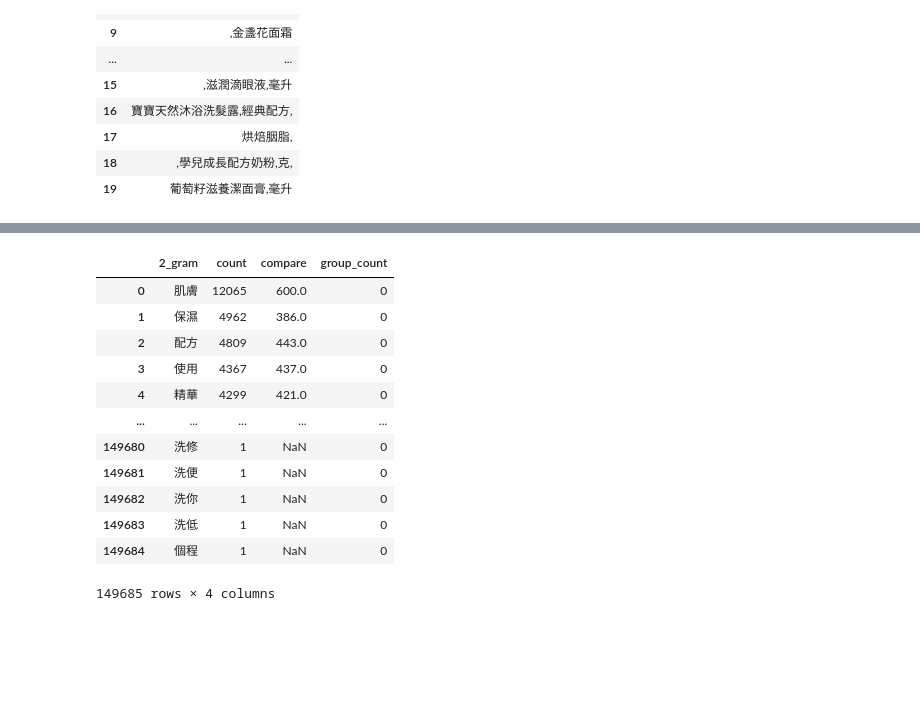
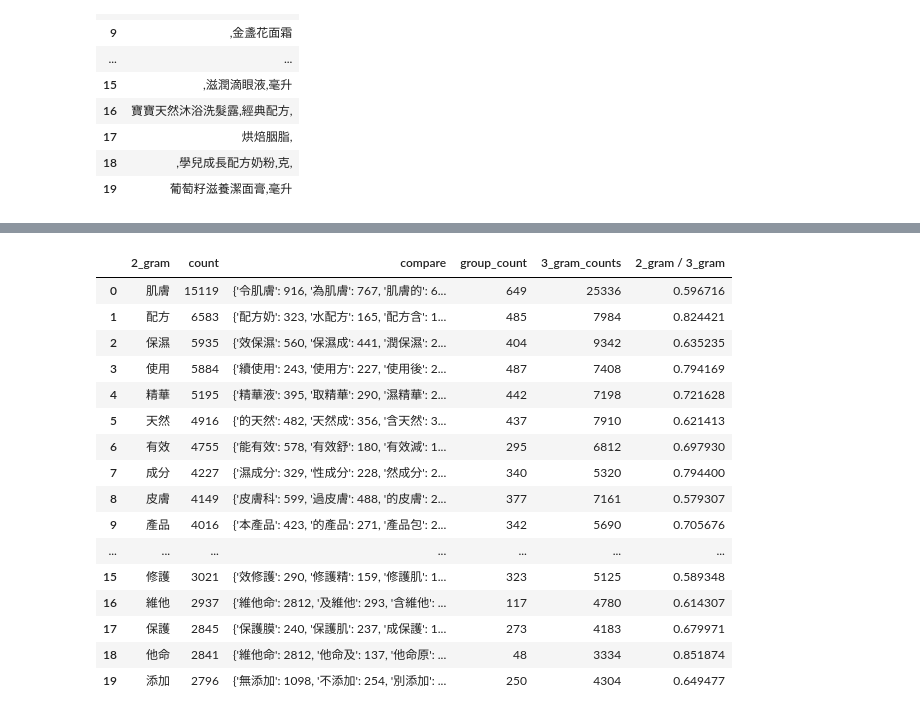
Before and after one commit to victor31ao/n_gram_and_hanlp, a Jupyter notebook: n_gram_df.ipynb, the cells around one changed output, grey strips where cells are left out. Cells and saved outputs as stored; diff of their text form; code cells hidden in the pictures; blank space fills up the shorter version.

```diff
--- a/n_gram_df.ipynb
+++ b/n_gram_df.ipynb
@@ -102,2 +97,2 @@ long_df.shape
 # %%
-long_df.drop_duplicates(subset=['doc'], inplace=True)  # 64744 → 42071
+# long_df.drop_duplicates(subset=['doc'], inplace=True)  # 64744 → 42071
@@ -221,9 +198,9 @@ fivegram_df
 def find_matches(term, ngram):
     pattern = re.compile(term)
     filtered_df = ngram[ngram.iloc[:, 1] > 1]
-    matches = filtered_df[filtered_df.iloc[:, 0].apply(lambda x: bool(pattern.search(x)))]  # 100 -> 5.9s
-    # matches = filtered_df[filtered_df.iloc[:, 0].str.contains(ngram1)]  # 100 -> 6.7s
-    return len(matches)  # {row.iloc[0]: row.iloc[1] for _, row in matches.iterrows()}
+    matches = filtered_df[filtered_df.iloc[:, 0].apply(lambda x: bool(pattern.search(x)))]  # 100 -> 7.7s
+    # matches = filtered_df[filtered_df.iloc[:, 0].str.contains(term)]  # 100 -> 8.9s
+    return {row.iloc[0]: row.iloc[1] for _, row in matches.iterrows()}
 # %%
 import numpy as np
 def find_matches_np(term, ngram):  # 100 -> 12.7s
@@ -233,10 +210,9 @@ def find_matches_np(term, ngram):  # 100 -> 12.7s
 
     return matches.sum()
 # %%
-bi_tri_df = bigram_df.copy()
+count_threshold_2_gram = 300
+bi_tri_df = bigram_df[bigram_df["count"] > count_threshold_2_gram].copy()
+print(bi_tri_df.shape)
 
-bi_tri_df["compare"] = bi_tri_df["2_gram"][bi_tri_df.iloc[:, 1] > 1].apply(lambda x: find_matches(x, trigram_df))
-
-bi_tri_df.to_csv("./n_gram_processed/bi_tri_df.csv")
-bi_tri_df
+bi_tri_df["compare"] = bi_tri_df["2_gram"].apply(lambda x: find_matches(x, trigram_df))
 # %% [output]
@@ -256,18 +220,27 @@ bi_tri_df
 # %%
 bi_tri_df["group_count"] = bi_tri_df["compare"].apply(lambda x: len(x.items()) if isinstance(x, dict) else 0)
-# bi_tri_df["keep_2_gram"] = bi_tri_df["group_count"].apply(lambda x: True if x > 100 else False)
-bi_tri_df
+
+bi_tri_df["3_gram_counts"] = bi_tri_df["compare"].apply(lambda x: sum(x.values()))
+
+bi_tri_df["2_gram / 3_gram"] = bi_tri_df["count"] / (bi_tri_df["3_gram_counts"] + 1)
+
+# bi_tri_df.to_csv("./n_gram_processed/bi_tri_df.csv")
+bi_tri_df.iloc[:20]
 # %% [output]
-|  | 2_gram | count | compare | group_count |
-| 0 | 肌膚 | 12065 | 600.0 | 0 |
-| 1 | 保濕 | 4962 | 386.0 | 0 |
-| 2 | 配方 | 4809 | 443.0 | 0 |
-| 3 | 使用 | 4367 | 437.0 | 0 |
-| 4 | 精華 | 4299 | 421.0 | 0 |
-| ... | ... | ... | ... | ... |
-| 149680 | 洗修 | 1 | NaN | 0 |
-| 149681 | 洗便 | 1 | NaN | 0 |
-| 149682 | 洗你 | 1 | NaN | 0 |
-| 149683 | 洗低 | 1 | NaN | 0 |
-| 149684 | 個程 | 1 | NaN | 0 |
+|  | 2_gram | count | compare | group_count | 3_gram_counts | 2_gram / 3_gram |
+| 0 | 肌膚 | 15119 | {'令肌膚': 916, '為肌膚': 767, '肌膚的': 6... | 649 | 25336 | 0.596716 |
+| 1 | 配方 | 6583 | {'配方奶': 323, '水配方': 165, '配方含': 1... | 485 | 7984 | 0.824421 |
+| 2 | 保濕 | 5935 | {'效保濕': 560, '保濕成': 441, '潤保濕': 2... | 404 | 9342 | 0.635235 |
+| 3 | 使用 | 5884 | {'續使用': 243, '使用方': 227, '使用後': 2... | 487 | 7408 | 0.794169 |
+| 4 | 精華 | 5195 | {'精華液': 395, '取精華': 290, '濕精華': 2... | 442 | 7198 | 0.721628 |
+| 5 | 天然 | 4916 | {'的天然': 482, '天然成': 356, '含天然': 3... | 437 | 7910 | 0.621413 |
+| 6 | 有效 | 4755 | {'能有效': 578, '有效舒': 180, '有效減': 1... | 295 | 6812 | 0.697930 |
+| 7 | 成分 | 4227 | {'濕成分': 329, '性成分': 228, '然成分': 2... | 340 | 5320 | 0.794400 |
+| 8 | 皮膚 | 4149 | {'皮膚科': 599, '過皮膚': 488, '的皮膚': 2... | 377 | 7161 | 0.579307 |
+| 9 | 產品 | 4016 | {'本產品': 423, '的產品': 271, '產品包': 2... | 342 | 5690 | 0.705676 |
+| ... | ... | ... | ... | ... | ... | ... |
+| 15 | 修護 | 3021 | {'效修護': 290, '修護精': 159, '修護肌': 1... | 323 | 5125 | 0.589348 |
+| 16 | 維他 | 2937 | {'維他命': 2812, '及維他': 293, '含維他': ... | 117 | 4780 | 0.614307 |
+| 17 | 保護 | 2845 | {'保護膜': 240, '保護肌': 237, '成保護': 1... | 273 | 4183 | 0.679971 |
+| 18 | 他命 | 2841 | {'維他命': 2812, '他命及': 137, '他命原': ... | 48 | 3334 | 0.851874 |
+| 19 | 添加 | 2796 | {'無添加': 1098, '不添加': 254, '別添加': ... | 250 | 4304 | 0.649477 |
-149685 rows × 4 columns
```
Also changed, not shown: parts of 27 cells of this notebook.
